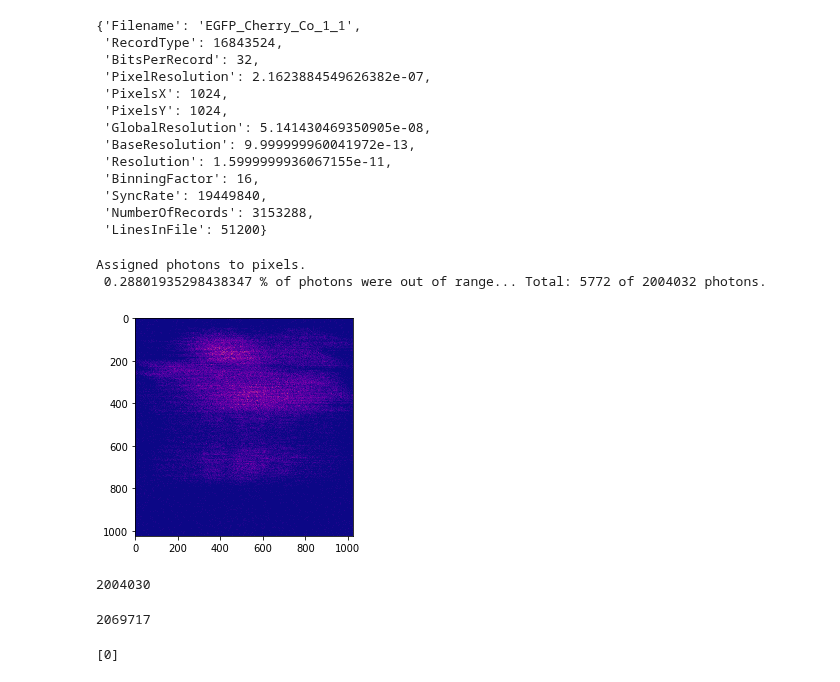
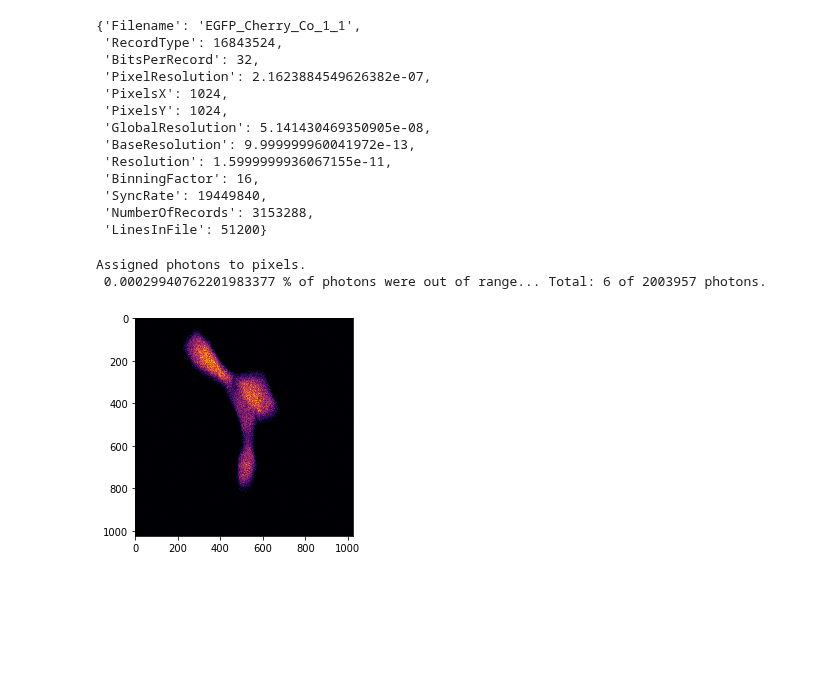
Before and after one commit to Tomkaehst/PhasorFLIM, a Jupyter notebook: app/PicoQuant PTU Decoding and Fitting.ipynb, the cells around one changed output. Drawn from its saved outputs; the diff is of its cells as text; code cells hidden in the pictures; blank space fills up the shorter version.

Commit message:
FOUND THE BUG! Images are now correctly reconstructed with very low number of out-of-range photons

````diff
--- a/app/PicoQuant PTU Decoding and Fitting.ipynb
+++ b/app/PicoQuant PTU Decoding and Fitting.ipynb
@@ -233,15 +233,20 @@ ptureadstream.close()
 ### Rewriting *.ptu* Decoding with NumPy
 Only photon record section for now. Byte offset until photon records saved above after ```Header_End``` tag has been detected.
 # %%
-@jit(nopython = True, cache=True)
+@jit(nopython=True, cache=True)
 def treatOverflows(recordarray, macrotimefactor):
     overflow_period = 1024
     overflow_cor = 0
 
     for record in recordarray:
         if(record['marker'] == 127):
-            overflow_cor = overflow_cor + overflow_period * (record['record'] & (2^10 -1))
-        record['macrotime'] = (overflow_cor + (record['record'] & 1023)) * macrotimefactor
+            overflow_cor += overflow_period * \
+                (record['record'] & (2**10 - 1))
+
+        record['macrotime'] = (overflow_cor + np.bitwise_and(record['record'], 2**10-1)) * macrotimefactor
+
+        #record['macrotime'] = (
+        #    overflow_cor + np.bitwise_and(record['record'], 1023)) * macrotimefactor
 
     return(recordarray)
 # %%
@@ -358,7 +363,7 @@ def assignNanotimes(flimarray, channel, linesinfile, pixelsx, pixelsy):
         if(tmpMarker == 65): # Event is line start marker
             lineActive = True # Starting line evaluation (next while loop)
             lineStart = flimarray['macrotime'][eventCounter] # Store line start time
-            eventCounter = eventCounter + 1
+            eventCounter += 1
             continue # Skip this loop iteration
 
         while(lineActive == True):
@@ -392,18 +397,18 @@ def assignNanotimes(flimarray, channel, linesinfile, pixelsx, pixelsy):
                 tmpEvents = [np.float64(x) for x in range(0)]
                 tmpNano = [np.float64(x) for x in range(0)]
 
-            eventCounter = eventCounter + 1
+            eventCounter += 1
 
-        if(lineCounter > (pixelsx - 1)):
+        if(lineCounter >= (pixelsx - 1)):
             frameCounter = frameCounter + 1
             pixelIDX = 0
             lineCounter = 0
 
         if(frameCounter >= framesInFile):
             lastLine = True
-            break
+            #break
 
-        eventCounter = eventCounter + 1
+        eventCounter += 1
 
 
 
@@ -418,17 +423,9 @@ def assignNanotimes(flimarray, channel, linesinfile, pixelsx, pixelsy):
 intImage = assignNanotimes(flimarray, 0, FLIMInfo['LinesInFile'], FLIMInfo['PixelsX'], FLIMInfo['PixelsY'])
 # %% [output]
 Assigned photons to pixels.
- 0.28801935298438347 % of photons were out of range... Total: 5772 of 2004032 photons.
+ 0.00029940762201983377 % of photons were out of range... Total: 6 of 2003957 photons.
 # %%
-plt.imshow(intImage, cmap="plasma")
+plt.imshow(intImage, cmap = "inferno")
 plt.show()
 # %% [output]
-[figure, old version]
+[figure, new version]
-# %%
-np.sum(intImage)
-# %% [output]
-2004030
-# %%
-np.sum(flimarray['marker'] == 0)
-# %% [output]
-2069717
@@ -439,4 +431,0 @@ test.append(0)
-# %%
-test
-# %% [output]
-[0]
````
Also changed, not shown: parts of 3 cells of this notebook, 7 other files.
